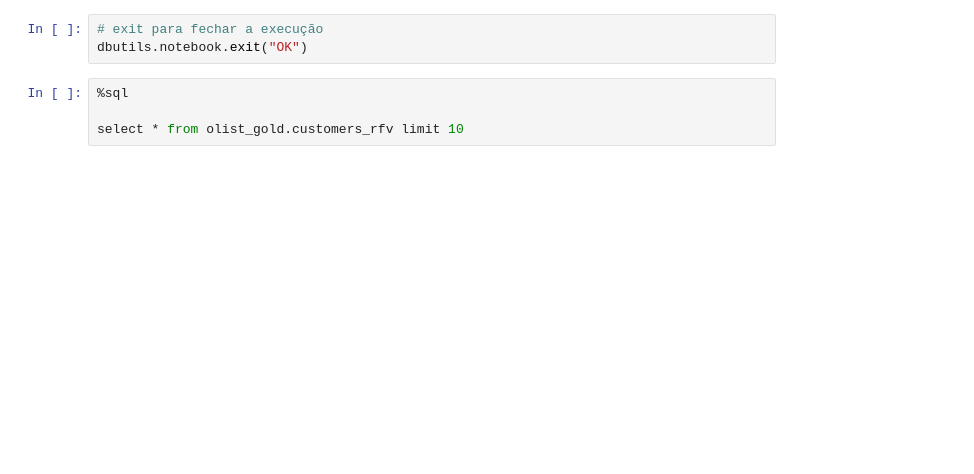
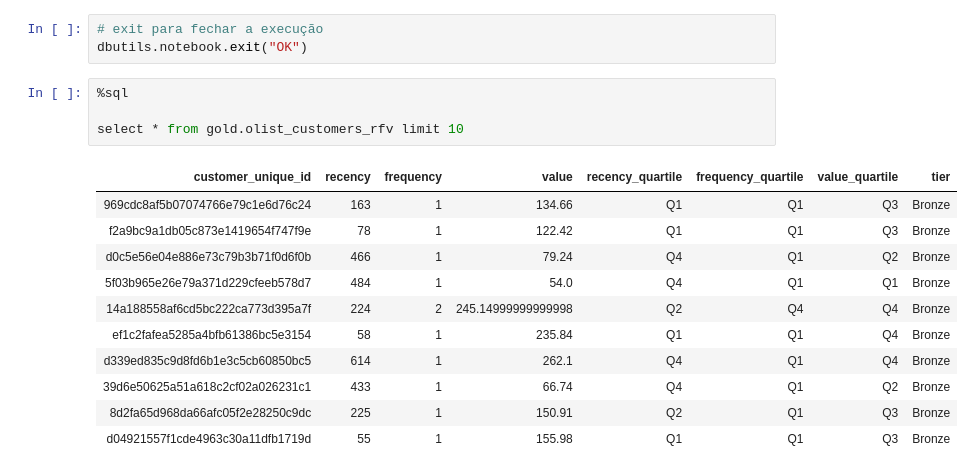
Before and after one commit to gustavocrod/databricks-data-engineering, a Jupyter notebook: ecommerce_olist/3 - Gold/gold_rfv_analysis.ipynb, the cells around one changed output. Saved outputs shown, nothing was run; the diff lists cells and outputs as text; blank space fills up the shorter version.

Commit message:
update gold olist

```diff
--- a/ecommerce_olist/3 - Gold/gold_rfv_analysis.ipynb
+++ b/ecommerce_olist/3 - Gold/gold_rfv_analysis.ipynb
@@ -193,4 +246,16 @@ dbutils.notebook.exit("OK")
 # %%
 %sql
 
-select * from olist_gold.customers_rfv limit 10
+select * from gold.olist_customers_rfv limit 10
+# %% [output]
+| customer_unique_id | recency | frequency | value | recency_quartile | frequency_quartile | value_quartile | tier |
+| 969cdc8af5b07074766e79c1e6d76c24 | 163 | 1 | 134.66 | Q1 | Q1 | Q3 | Bronze |
+| f2a9bc9a1db05c873e1419654f747f9e | 78 | 1 | 122.42 | Q1 | Q1 | Q3 | Bronze |
+| d0c5e56e04e886e73c79b3b71f0d6f0b | 466 | 1 | 79.24 | Q4 | Q1 | Q2 | Bronze |
+| 5f03b965e26e79a371d229cfeeb578d7 | 484 | 1 | 54.0 | Q4 | Q1 | Q1 | Bronze |
+| 14a188558af6cd5bc222ca773d395a7f | 224 | 2 | 245.14999999999998 | Q2 | Q4 | Q4 | Bronze |
+| ef1c2fafea5285a4bfb61386bc5e3154 | 58 | 1 | 235.84 | Q1 | Q1 | Q4 | Bronze |
+| d339ed835c9d8fd6b1e3c5cb60850bc5 | 614 | 1 | 262.1 | Q4 | Q1 | Q4 | Bronze |
+| 39d6e50625a51a618c2cf02a026231c1 | 433 | 1 | 66.74 | Q4 | Q1 | Q2 | Bronze |
+| 8d2fa65d968da66afc05f2e28250c9dc | 225 | 1 | 150.91 | Q2 | Q1 | Q3 | Bronze |
+| d04921557f1cde4963c30a11dfb1719d | 55 | 1 | 155.98 | Q1 | Q1 | Q3 | Bronze |
```
Also changed, not shown: parts of 8 cells of this notebook, 7 other files.
